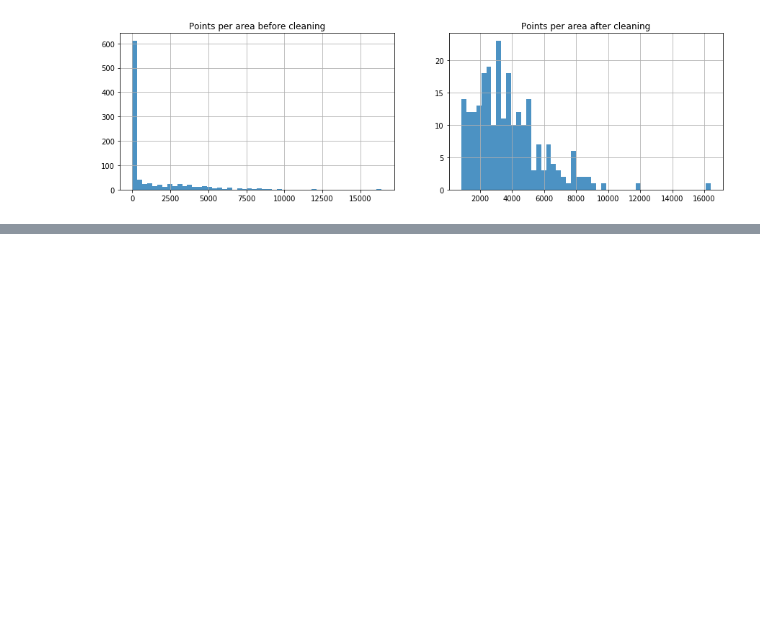
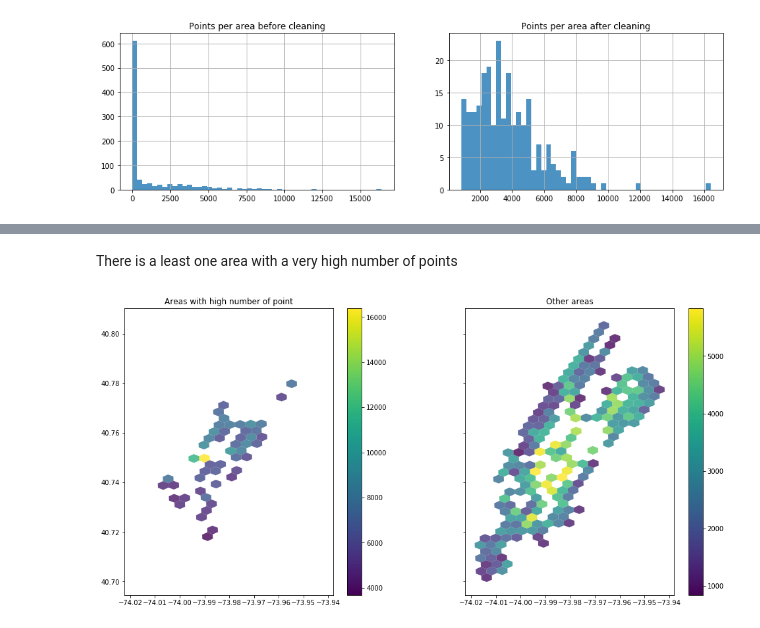
Before and after one commit to sash-ko/ai-transportation, a Jupyter notebook: demand-prediction/2-discrete-areas.ipynb, the cells around one changed output, grey strips where cells are left out. Cells and saved outputs as stored; diff of their text form; code cells hidden in the pictures; blank space fills up the shorter version.

```diff
--- a/demand-prediction/2-discrete-areas.ipynb
+++ b/demand-prediction/2-discrete-areas.ipynb
@@ -249,0 +330,21 @@ data_clean.h3_res9.value_counts().hist(bins=50, alpha=0.8);
+# %% [markdown]
+There is a least one area with a very high number of points
+# %%
+fig = plt.figure(figsize=(17, 8))
+(ax1, ax2) = fig.subplots(1, 2, sharex=True, sharey=True)
+
+
+idx = data_clean.h3_res9.isin(daily_total[index_outliers].h3_res9)
+counts = data_clean[idx].h3_res9.value_counts()
+counts = counts.to_frame(name='total').reset_index()
+geo_df = gpd.GeoDataFrame(counts, geometry=counts.apply(h3_to_polygon, axis=1))
+geo_df.plot(column='total', alpha=0.8, legend=True, ax=ax1);
+ax1.set_title('Areas with high number of point')
+
+counts = data_clean[~idx].h3_res9.value_counts()
+counts = counts.to_frame(name='total').reset_index()
+geo_df = gpd.GeoDataFrame(counts, geometry=counts.apply(h3_to_polygon, axis=1))
+geo_df.plot(column='total', alpha=0.8, legend=True, ax=ax2);
+ax2.set_title('Other areas');
+# %% [output]
+[figure, added]
```
Also changed, not shown: parts of 17 cells of this notebook.
